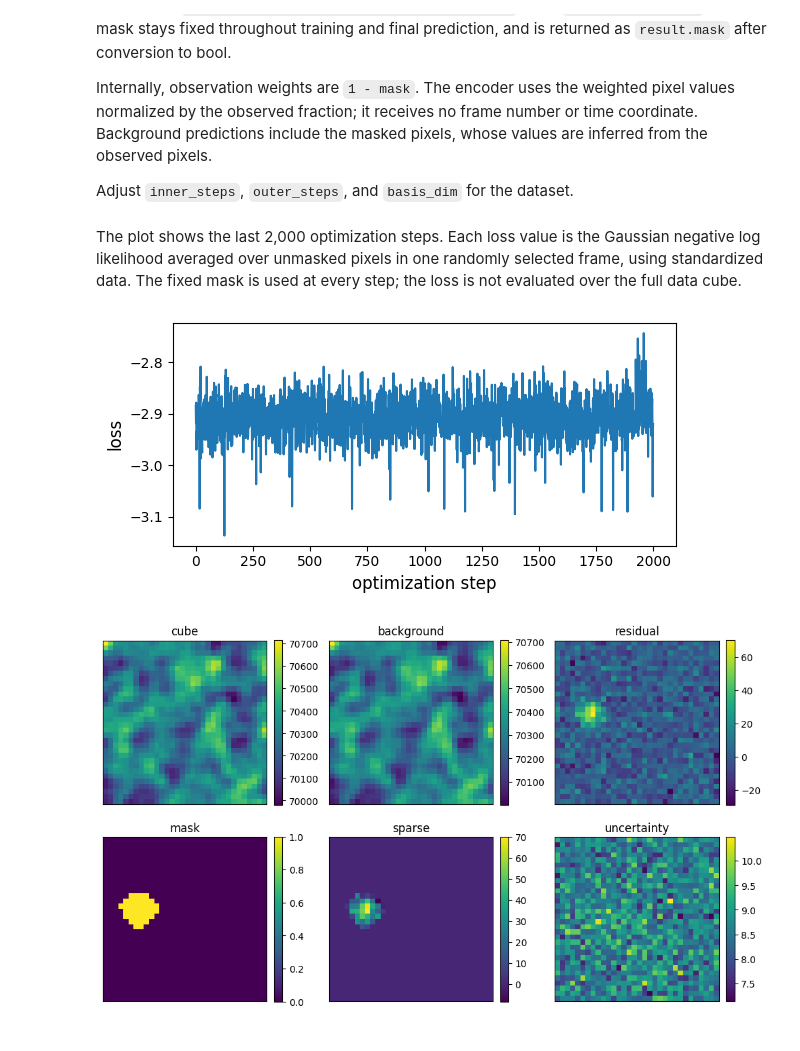
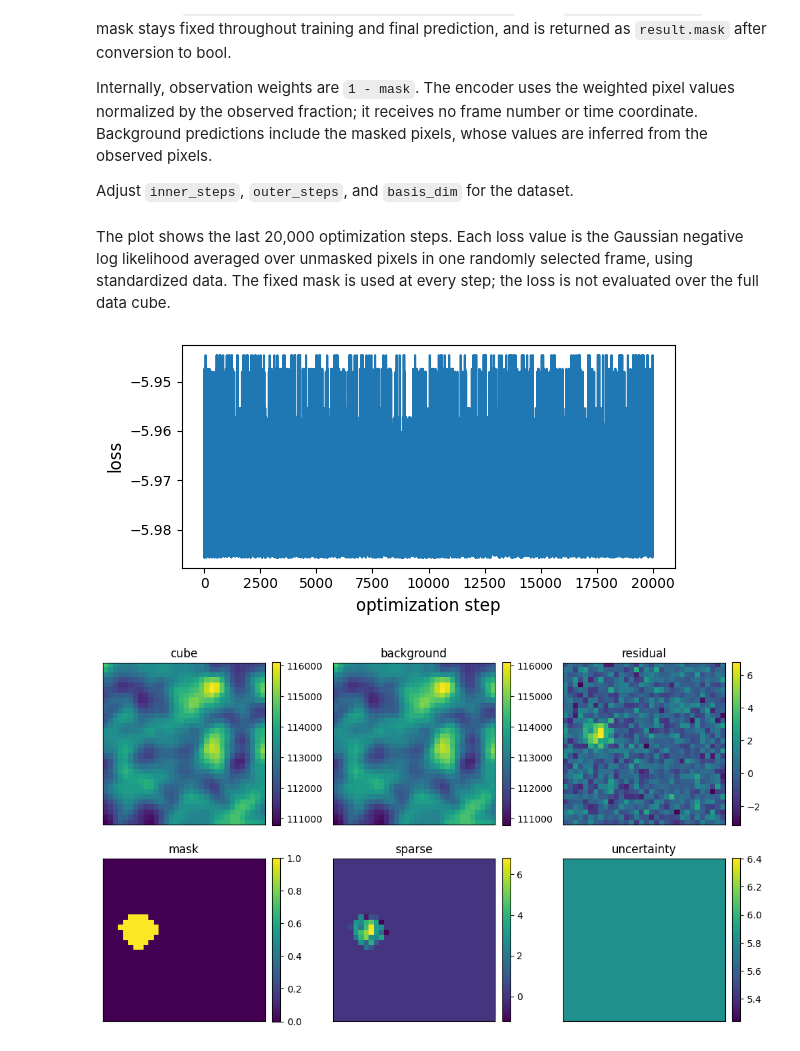
Before and after one commit to astronasutarou/comicsnet, a Jupyter notebook: notebook/tutorial_LinearBasisAE.ipynb, the cells around one changed output. Cells and saved outputs as stored; diff of their text form; code cells hidden in the pictures.

```diff
--- a/notebook/tutorial_LinearBasisAE.ipynb
+++ b/notebook/tutorial_LinearBasisAE.ipynb
@@ -17,6 +17,8 @@ import astropy.io.fits as fits
 
 from comicsnet import Config, LinearBasisAE, fit
 
+jax.config.update('jax_enable_x64', True)
+
 rcParams['image.origin'] = 'lower'
 rcParams['legend.frameon'] = False
 # %% [markdown]
@@ -59,8 +61,8 @@ Adjust `inner_steps`, `outer_steps`, and `basis_dim` for the dataset.
 # %%
 config = Config(
   outer_steps=1,
-  inner_steps=100000,
-  learning_rate=1.0e-4,
+  inner_steps=500000,
+  learning_rate=lambda n: 1e-3 * 0.5 ** (n / 2e4),
   update_mask=False,
   seed=1,
 )
@@ -74,22 +76,22 @@ model = LinearBasisAE(
 
 result = fit(model, cube, mask=mask, config=config)
 # %% [markdown]
-The plot shows the last 2,000 optimization steps. Each loss value is the
+The plot shows the last 20,000 optimization steps. Each loss value is the
 Gaussian negative log likelihood averaged over unmasked pixels in one
 randomly selected frame, using standardized data. The fixed mask is used
 at every step; the loss is not evaluated over the full data cube.
 # %%
 fig, ax = plt.subplots(figsize=(6, 3))
 
-ax.plot(result.losses[-2000:])
+ax.plot(result.losses[-20000:])
 
 ax.set_xlabel('optimization step', fontsize=12)
 ax.set_ylabel('loss', fontsize=12)
 
 fig.tight_layout()
 plt.show()
 # %% [output]
-[figure, old version]
+[figure, new version]
 # %%
 frame_index = 16
 
@@ -113,7 +115,7 @@ for axis, (title, image) in zip(axes.ravel(), items):
 fig.tight_layout()
 plt.show()
 # %% [output]
-[figure, old version]
+[figure, new version]
 # %%
 hdul = fits.HDUList([
   fits.PrimaryHDU(data=result.residual),
```
Also changed, not shown: parts of 2 cells of this notebook, 6 other files.
